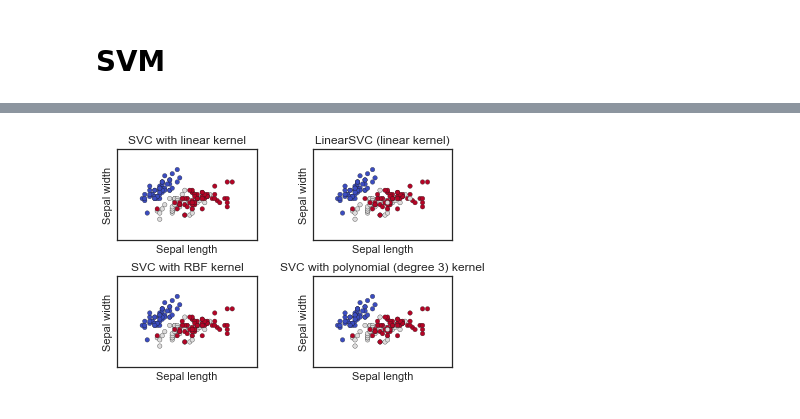
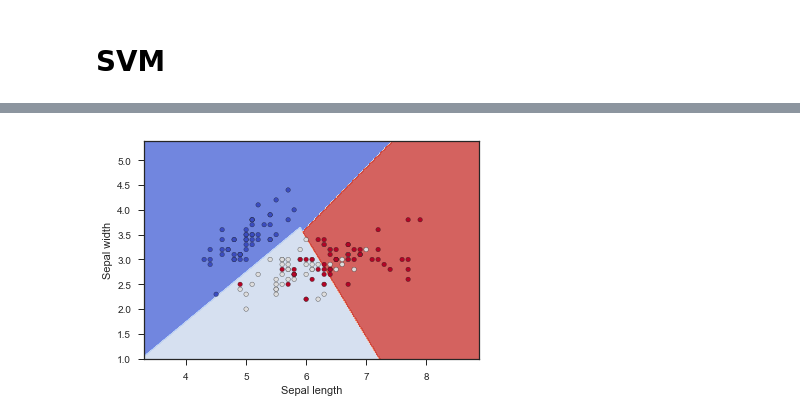
Before and after one commit to marcodigennaro/Klanik_tutorials, a Jupyter notebook: 02_iris_classification.ipynb, the cells around one changed output, grey strips where cells are left out. Cells and saved outputs as stored; diff of their text form; code cells hidden in the pictures.

```diff
--- a/02_iris_classification.ipynb
+++ b/02_iris_classification.ipynb
@@ -130,45 +176,51 @@ def make_meshgrid(x, y, h=.02):
     xx, yy = np.meshgrid(np.arange(x_min, x_max, h),
                          np.arange(y_min, y_max, h))
     return xx, yy
+# %%
+def print_figure( XX, YY, xx, yy, Y, Y_pred = False ):
+
+    fig = plt.figure()
+    ax = fig.add_subplot(111)
+
+    print(type(Y_pred))
+    if isinstance(Y_pred, np.ndarray):
+        ax.contourf(xx, yy, Y_pred,  cmap=plt.cm.coolwarm, alpha=0.8)
+    ax.scatter(XX, YY, c=Y, cmap=plt.cm.coolwarm, s=20, edgecolors='k')
+    ax.set_xlabel('Sepal length')
+    ax.set_ylabel('Sepal width')
+
+    plt.show()
 # %%
 # we create an instance of SVM and fit out data. We do not scale our
 # data since we want to plot the support vectors
-C = 1.0  # SVM regularization parameter
-models = (svm.SVC(kernel='linear', C=C),
-          svm.LinearSVC(C=C, max_iter=10000),
-          svm.SVC(kernel='rbf', gamma=0.7, C=C),
-          svm.SVC(kernel='poly', degree=3, gamma='auto', C=C))
-models = (clf.fit(X, y) for clf in models)
 
-# title for the plots
-titles = ('SVC with linear kernel',
-          'LinearSVC (linear kernel)',
-          'SVC with RBF kernel',
-          'SVC with polynomial (degree 3) kernel')
+C = 2.0  # SVM regularization parameter
 
-# Set-up 2x2 grid for plotting.
-fig, sub = plt.subplots(2, 2)
-plt.subplots_adjust(wspace=0.4, hspace=0.4)
+from sklearn.svm import *
 
-X0, X1 = X[:, 0], X[:, 1]
+models = { 'SVC with linear kernel'    : SVC(kernel='linear', C=C),
+           'LinearSVC (linear kernel)' : LinearSVC(C=C, max_iter=10000),
+           'SVC with RBF kernel'       : SVC(kernel='rbf', gamma=0.7, C=C),
+           'SVC with polynomial (degree 3) kernel' : SVC(kernel='poly', degree=3, gamma='auto', C=C) }
 
-xx, yy = make_meshgrid(X0, X1)
-print(xx.ravel())
-for clf, title, ax in zip(models, titles, sub.flatten()):
+title = 'SVC with linear kernel'
+#title = 'LinearSVC (linear kernel)'
+#title = 'SVC with RBF kernel'
+#title = 'SVC with polynomial (degree 3) kernel'
 
-    Z = clf.predict(X)
-    print(Z)
-    #Z = clf.predict(np.c_[X0.ravel(), X1.ravel()])
-    #Z = Z.reshape(xx.shape)
-    #out = ax.contourf(xx, yy, Z, cmap=plt.cm.coolwarm, alpha=0.8)
-    ax.scatter(X0, X1, c=Z, cmap=plt.cm.coolwarm, s=20, edgecolors='k')
-    ax.set_xlim(xx.min(), xx.max())
-    ax.set_ylim(yy.min(), yy.max())
-    ax.set_xlabel('Sepal length')
-    ax.set_ylabel('Sepal width')
-    ax.set_xticks(())
-    ax.set_yticks(())
-    ax.set_title(title)
+model = models[title]
 
-plt.show()
+sepal_len, sepal_wid, petal_len, petal_wid = X.T
+
+X_train = np.c_[sepal_len, sepal_wid]
+Y_train = iris_data.target
+
+model.fit(X_train, Y_train)
+
+xx, yy = make_meshgrid(sepal_len, sepal_wid)
+
+Y_pred = model.predict(np.c_[xx.ravel(), yy.ravel()])
+Y_pred = Y_pred.reshape(xx.shape)
+
+print_figure( sepal_len, sepal_wid, xx, yy, Y, Y_pred )
 # %% [output]
@@ -192 +228 @@ plt.show()
-[figure, old version]
+[figure, new version]
```
Also changed, not shown: parts of 11 cells of this notebook, 4 other files.
